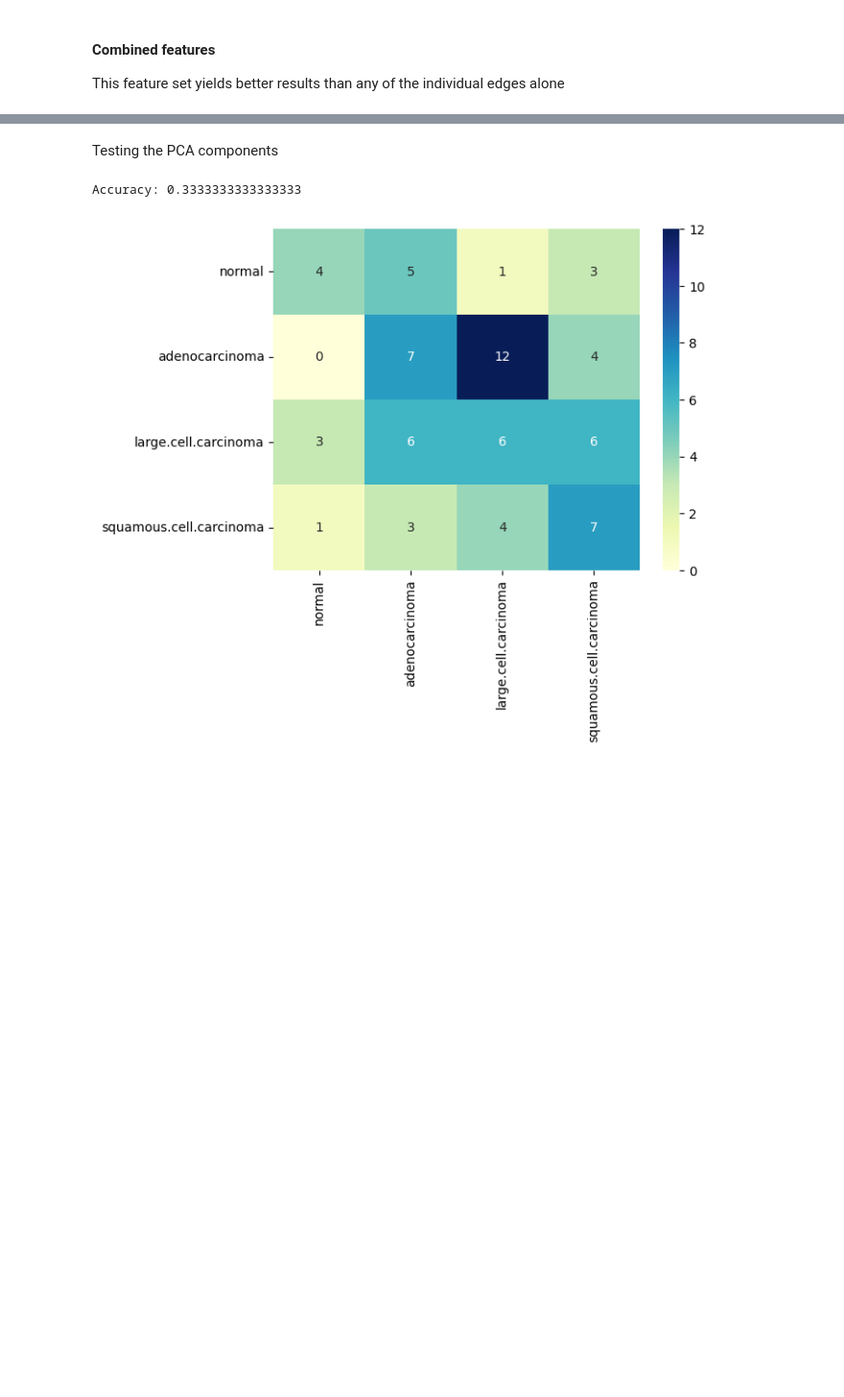
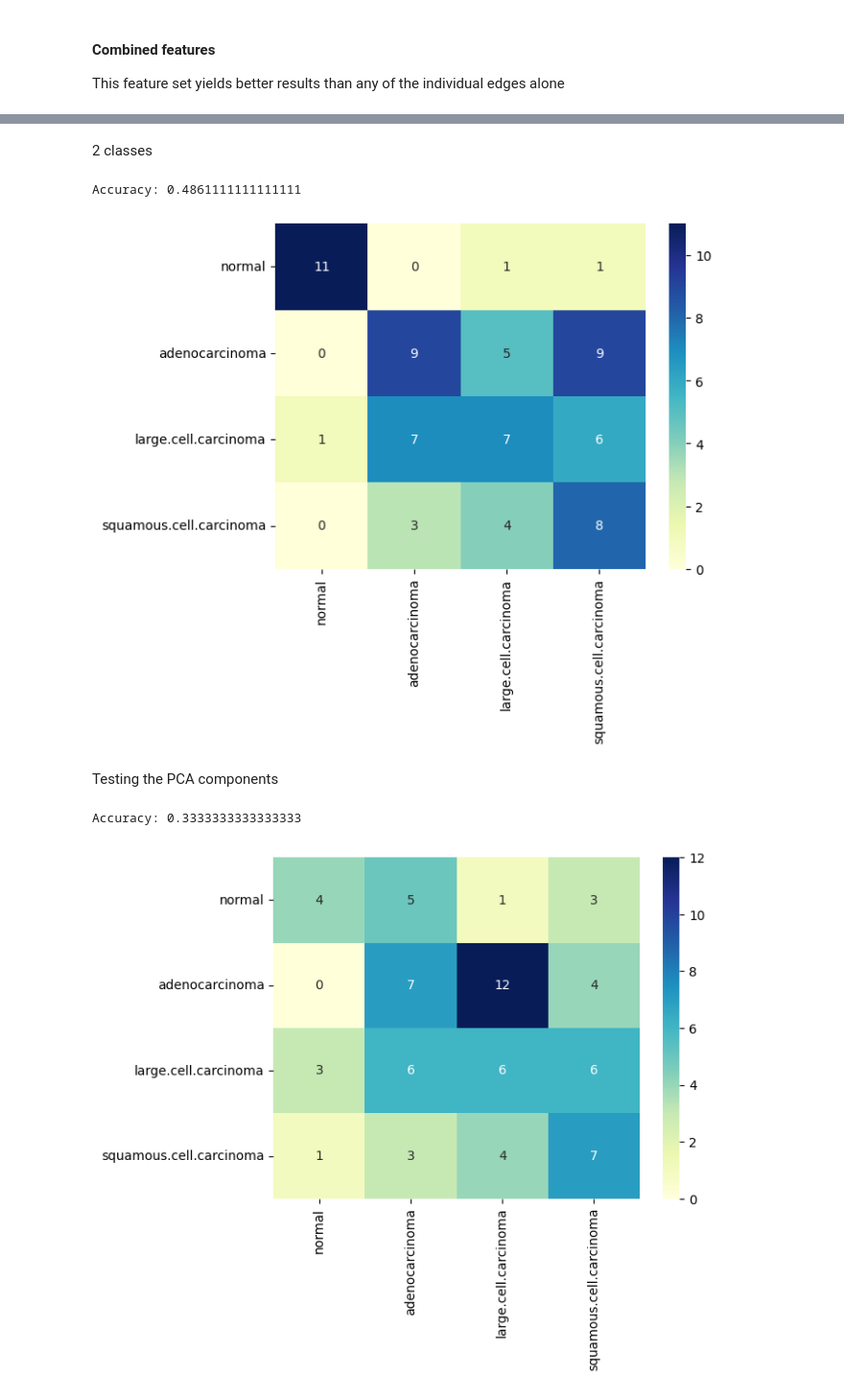
Before and after one commit to zacharyzimm/mids-281-final-project, a Jupyter notebook: DecisionTree.ipynb, the cells around one changed output, grey strips where cells are left out. Shown at 96% size. Cells and saved outputs as stored; diff of their text form; code cells hidden in the pictures; blank space fills up the shorter version.

```diff
--- a/DecisionTree.ipynb
+++ b/DecisionTree.ipynb
@@ -114,3 +129,14 @@ Accuracy: 0.4305555555555556
+# %% [markdown]
+2 classes
+# %%
+X_train = [np.array([w, x]).flatten() for w, x in zip(train_soft_tissue, train_canny_edges)]
+X_val = [np.array([w, x]).flatten() for w, x in zip(valid_soft_tissue, valid_canny_edges)]
+combined_preds = classify_decision_tree(X_train, train_labels, X_val, valid_labels)
+
+plot_confusion_matrix(valid_labels, combined_preds)
+# %% [output]
+Accuracy: 0.4861111111111111
+[figure, added]
 # %% [markdown]
 Testing the PCA components
 # %%
```
Also changed, not shown: parts of 6 cells of this notebook, 2 other files.
